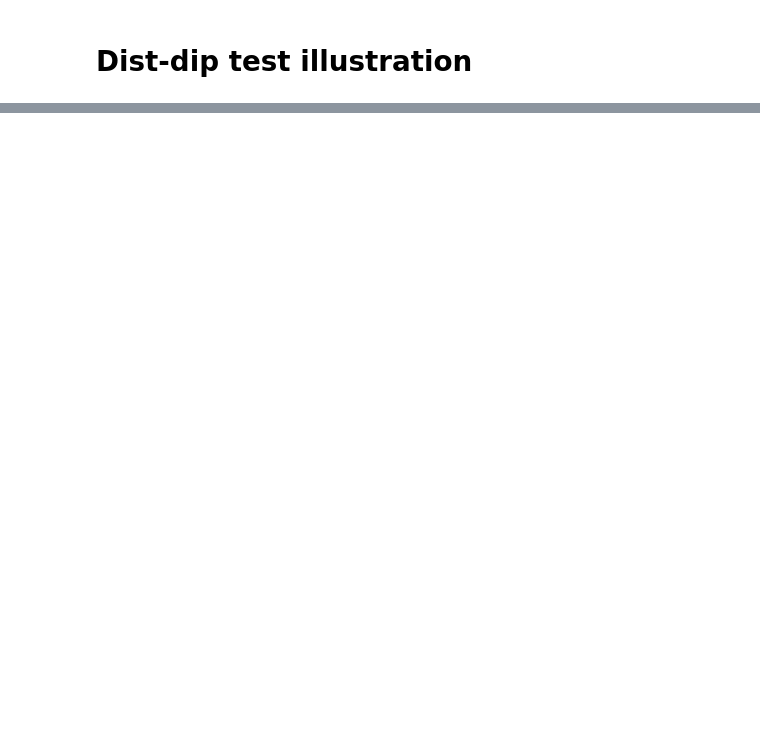
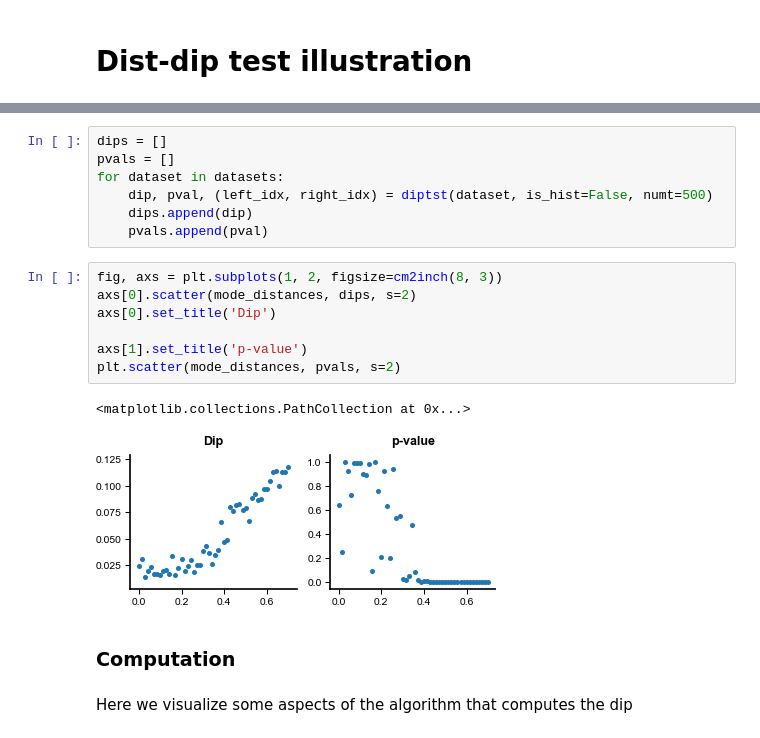
Before and after one commit to bacor/shapes-of-music, a Jupyter notebook: clean_notebooks/Dist-dip test illustration.ipynb, the cells around one changed output, grey strips where cells are left out. Cells and saved outputs as stored; diff of their text form; blank space fills up the shorter version.

```diff
--- a/clean_notebooks/Dist-dip test illustration.ipynb
+++ b/clean_notebooks/Dist-dip test illustration.ipynb
@@ -14,0 +121,21 @@ from scipy.spatial import distance_matrix
+# %%
+dips = []
+pvals = []
+for dataset in datasets:
+    dip, pval, (left_idx, right_idx) = diptst(dataset, is_hist=False, numt=500)
+    dips.append(dip)
+    pvals.append(pval)
+# %%
+fig, axs = plt.subplots(1, 2, figsize=cm2inch(8, 3))
+axs[0].scatter(mode_distances, dips, s=2)
+axs[0].set_title('Dip')
+
+axs[1].set_title('p-value')
+plt.scatter(mode_distances, pvals, s=2)
+# %% [output]
+<matplotlib.collections.PathCollection at 0x...>
+[figure, added]
+# %% [markdown]
+### Computation
+# %% [markdown]
+Here we visualize some aspects of the algorithm that computes the dip
```
Also changed, not shown: parts of 35 cells of this notebook, 3 other files.
